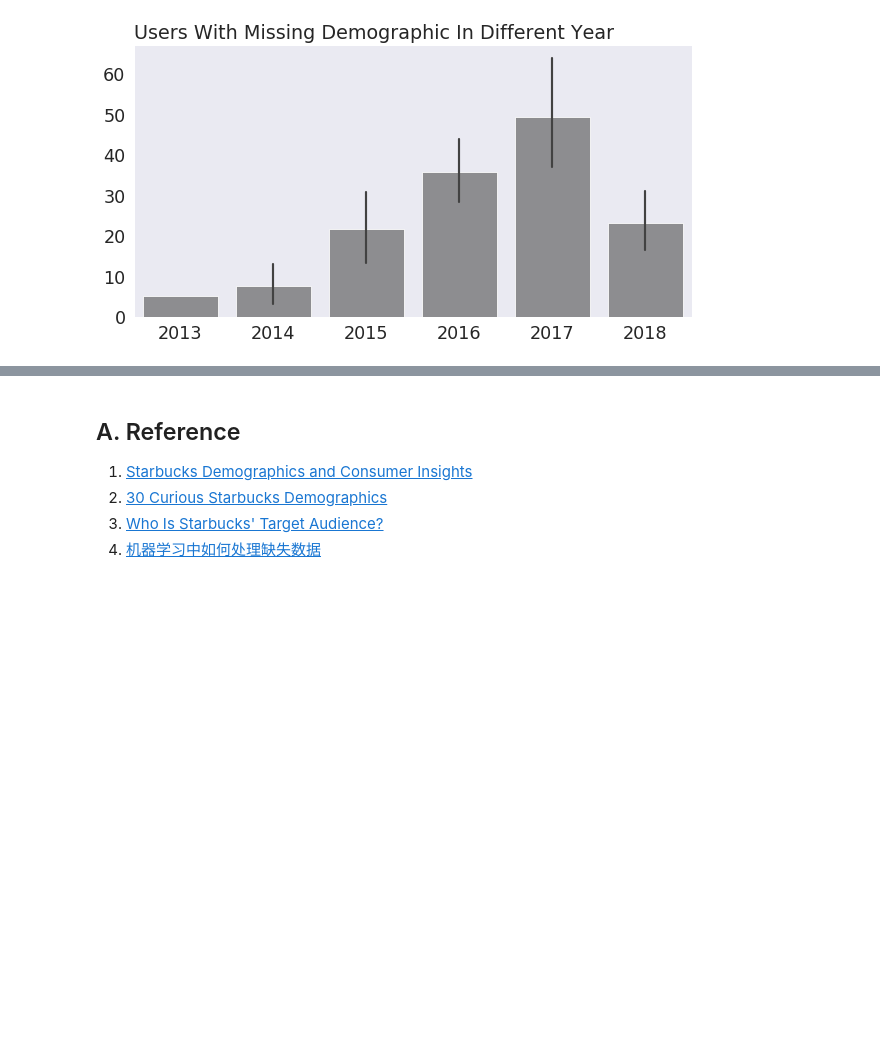
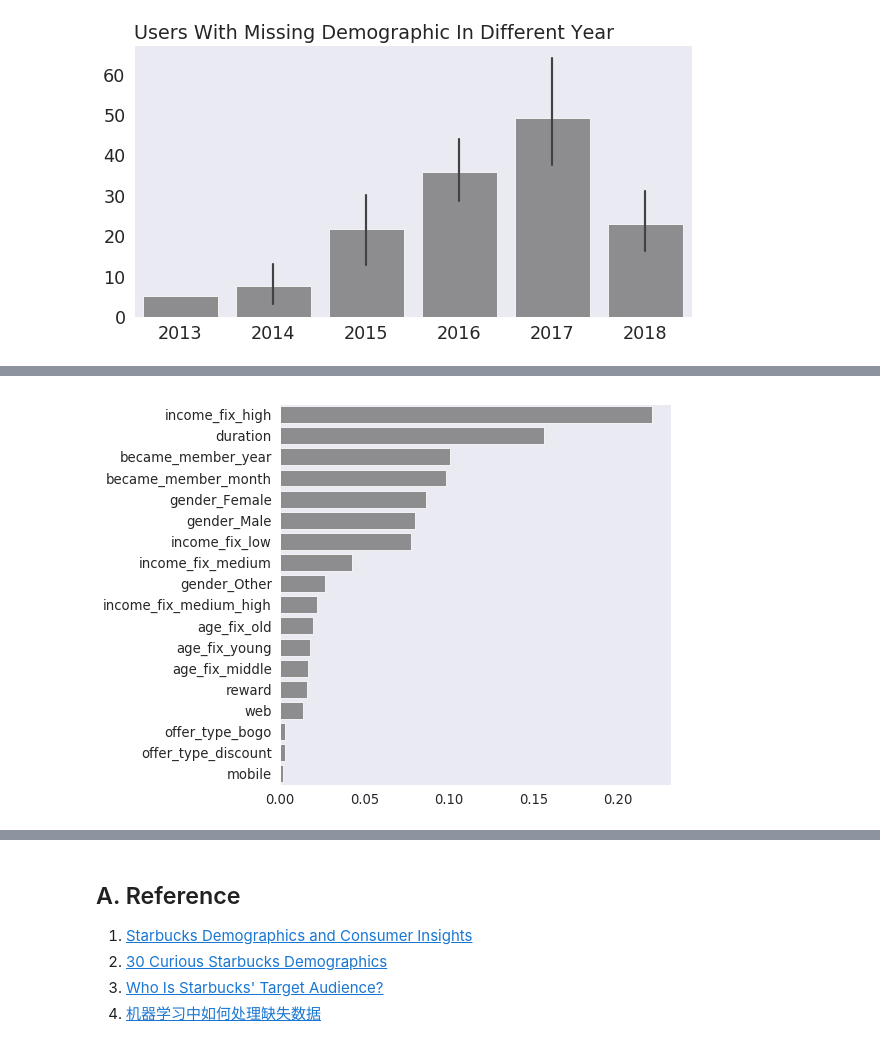
Before and after one commit to ZenRay/StarbucksReport, a Jupyter notebook: Starbucks_Capstone_notebook.ipynb, the cells around one changed output, grey strips where cells are left out. Saved outputs shown, nothing was run; the diff lists cells and outputs as text; code cells hidden in the pictures; blank space fills up the shorter version.

Commit message:
test($notebook): EDA, Model done
fixes #2 #3

```diff
--- a/Starbucks_Capstone_notebook.ipynb
+++ b/Starbucks_Capstone_notebook.ipynb
@@ -912,0 +994,8 @@ data.groupby(["person", "offer_id", "event"]).filter(lambda x: len(x) > 2)
+# %%
+X = raw_data.drop("amount", axis=1)
+y = raw_data["amount"].apply(np.log2)
+
+# y = minmax_scale(y)
+# %%
+train_X, test_X, train_y, test_y = \
+    train_test_split(X, y, test_size=.25, random_state=42, shuffle=True)
@@ -912,0 +1026,15 @@ data.groupby(["person", "offer_id", "event"]).filter(lambda x: len(x) > 2)
+# %%
+pipeline = Pipeline([
+    ("feature_select", SelectPercentile()),
+    ("model", DecisionTreeRegressor(random_state=42))
+])
+params = {
+    "feature_select__percentile":[70, 90, 100],
+    "model__max_depth":[5, 10, None],
+    "model__min_samples_leaf":[2, 4],
+    "model__splitter": ["best", "random"]
+}
+# %%
+# train the second model
+cv = model.model_built(pipeline, params, train_X, train_y, test_X=test_X,
+                  test_y=test_y, model_name="DecisionTreeRegressor",report=True)
@@ -912,0 +1057,4 @@ data.groupby(["person", "offer_id", "event"]).filter(lambda x: len(x) > 2)
+# %%
+ax = model.plot_feature(cv, raw_data.drop("amount", axis=1).columns)
+# %% [output]
+[figure, added]
```
Also changed, not shown: parts of 47 cells of this notebook.
